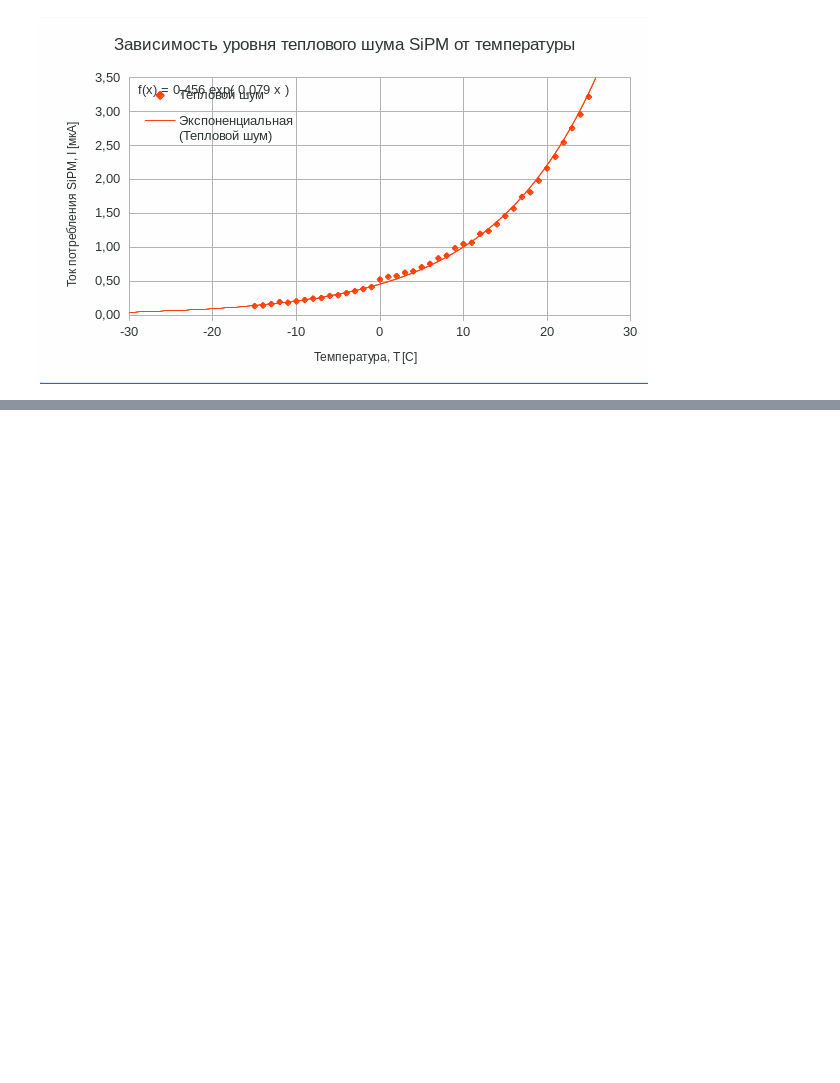
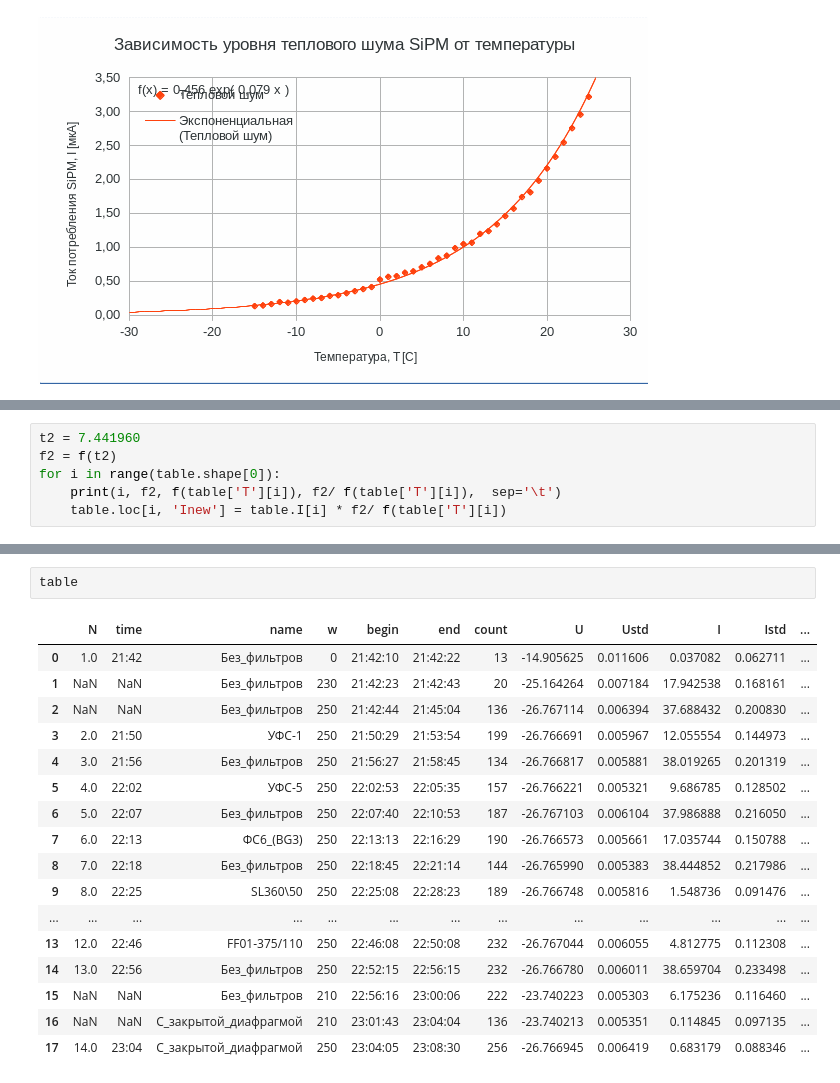
Before and after one commit to bonvech/Sphere, a Jupyter notebook: Detector/SiPM_and_filters.ipynb, the cells around one changed output, grey strips where cells are left out. Drawn from its saved outputs; the diff is of its cells as text; blank space fills up the shorter version.

```diff
--- a/Detector/SiPM_and_filters.ipynb
+++ b/Detector/SiPM_and_filters.ipynb
@@ -193,0 +203,6 @@ Image("SiPM_AT.gif")
+# %%
+t2 = 7.441960
+f2 = f(t2)
+for i in range(table.shape[0]):
+    print(i, f2, f(table['T'][i]), f2/ f(table['T'][i]),  sep='\t')
+    table.loc[i, 'Inew'] = table.I[i] * f2/ f(table['T'][i])
@@ -194,3 +228,23 @@ Image("SiPM_AT.gif")
+# %%
+table
+# %% [output]
+|  | N | time | name | w | begin | end | count | U | Ustd | I | Istd | ... |
+| 0 | 1.0 | 21:42 | Без_фильтров | 0 | 21:42:10 | 21:42:22 | 13 | -14.905625 | 0.011606 | 0.037082 | 0.062711 | ... |
+| 1 | NaN | NaN | Без_фильтров | 230 | 21:42:23 | 21:42:43 | 20 | -25.164264 | 0.007184 | 17.942538 | 0.168161 | ... |
+| 2 | NaN | NaN | Без_фильтров | 250 | 21:42:44 | 21:45:04 | 136 | -26.767114 | 0.006394 | 37.688432 | 0.200830 | ... |
+| 3 | 2.0 | 21:50 | УФС-1 | 250 | 21:50:29 | 21:53:54 | 199 | -26.766691 | 0.005967 | 12.055554 | 0.144973 | ... |
+| 4 | 3.0 | 21:56 | Без_фильтров | 250 | 21:56:27 | 21:58:45 | 134 | -26.766817 | 0.005881 | 38.019265 | 0.201319 | ... |
+| 5 | 4.0 | 22:02 | УФС-5 | 250 | 22:02:53 | 22:05:35 | 157 | -26.766221 | 0.005321 | 9.686785 | 0.128502 | ... |
+| 6 | 5.0 | 22:07 | Без_фильтров | 250 | 22:07:40 | 22:10:53 | 187 | -26.767103 | 0.006104 | 37.986888 | 0.216050 | ... |
+| 7 | 6.0 | 22:13 | ФС6_(BG3) | 250 | 22:13:13 | 22:16:29 | 190 | -26.766573 | 0.005661 | 17.035744 | 0.150788 | ... |
+| 8 | 7.0 | 22:18 | Без_фильтров | 250 | 22:18:45 | 22:21:14 | 144 | -26.765990 | 0.005383 | 38.444852 | 0.217986 | ... |
+| 9 | 8.0 | 22:25 | SL360\50 | 250 | 22:25:08 | 22:28:23 | 189 | -26.766748 | 0.005816 | 1.548736 | 0.091476 | ... |
+| ... | ... | ... | ... | ... | ... | ... | ... | ... | ... | ... | ... | ... |
+| 13 | 12.0 | 22:46 | FF01-375/110 | 250 | 22:46:08 | 22:50:08 | 232 | -26.767044 | 0.006055 | 4.812775 | 0.112308 | ... |
+| 14 | 13.0 | 22:56 | Без_фильтров | 250 | 22:52:15 | 22:56:15 | 232 | -26.766780 | 0.006011 | 38.659704 | 0.233498 | ... |
+| 15 | NaN | NaN | Без_фильтров | 210 | 22:56:16 | 23:00:06 | 222 | -23.740223 | 0.005303 | 6.175236 | 0.116460 | ... |
+| 16 | NaN | NaN | С_закрытой_диафрагмой | 210 | 23:01:43 | 23:04:04 | 136 | -23.740213 | 0.005351 | 0.114845 | 0.097135 | ... |
+| 17 | 14.0 | 23:04 | С_закрытой_диафрагмой | 250 | 23:04:05 | 23:08:30 | 256 | -26.766945 | 0.006419 | 0.683179 | 0.088346 | ... |
 # %%
 ## график токов
 draw_parameter('Inew')
```
Also changed, not shown: parts of 5 cells of this notebook, 1 other file.
